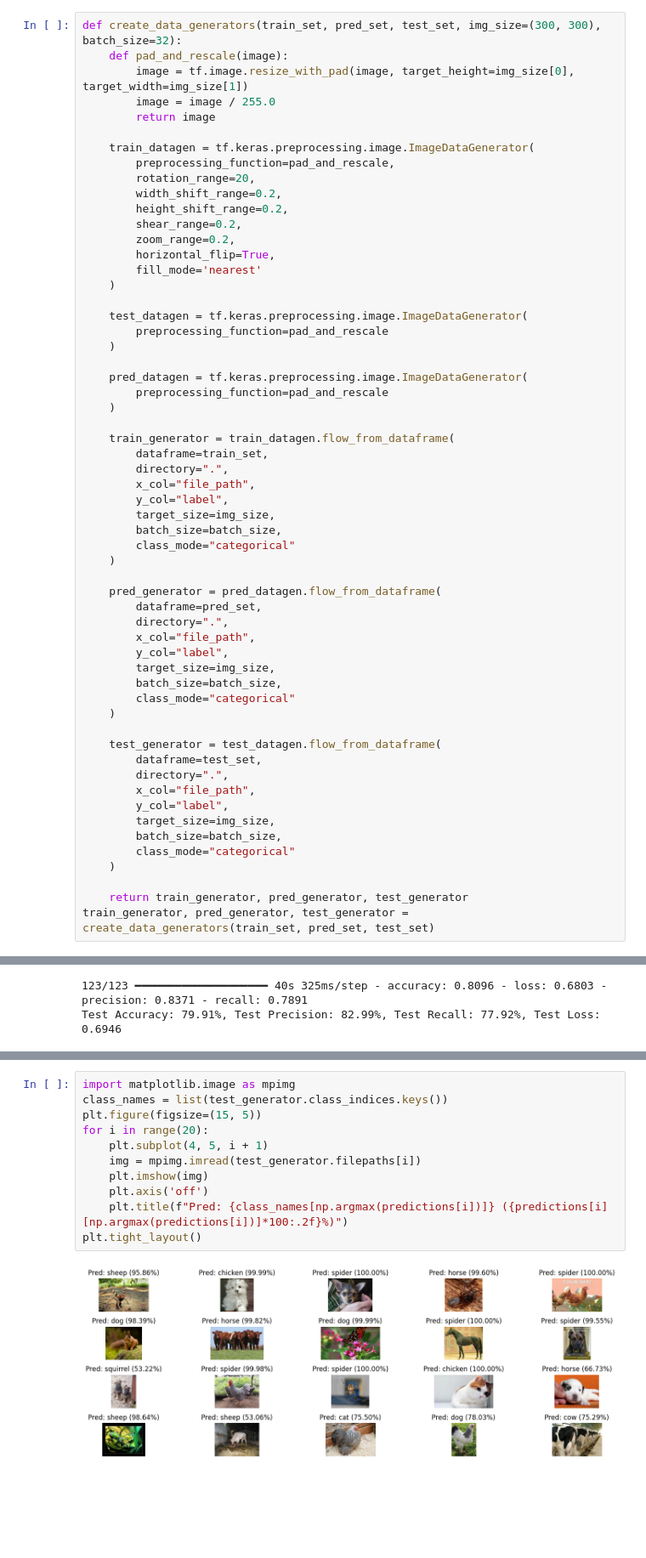
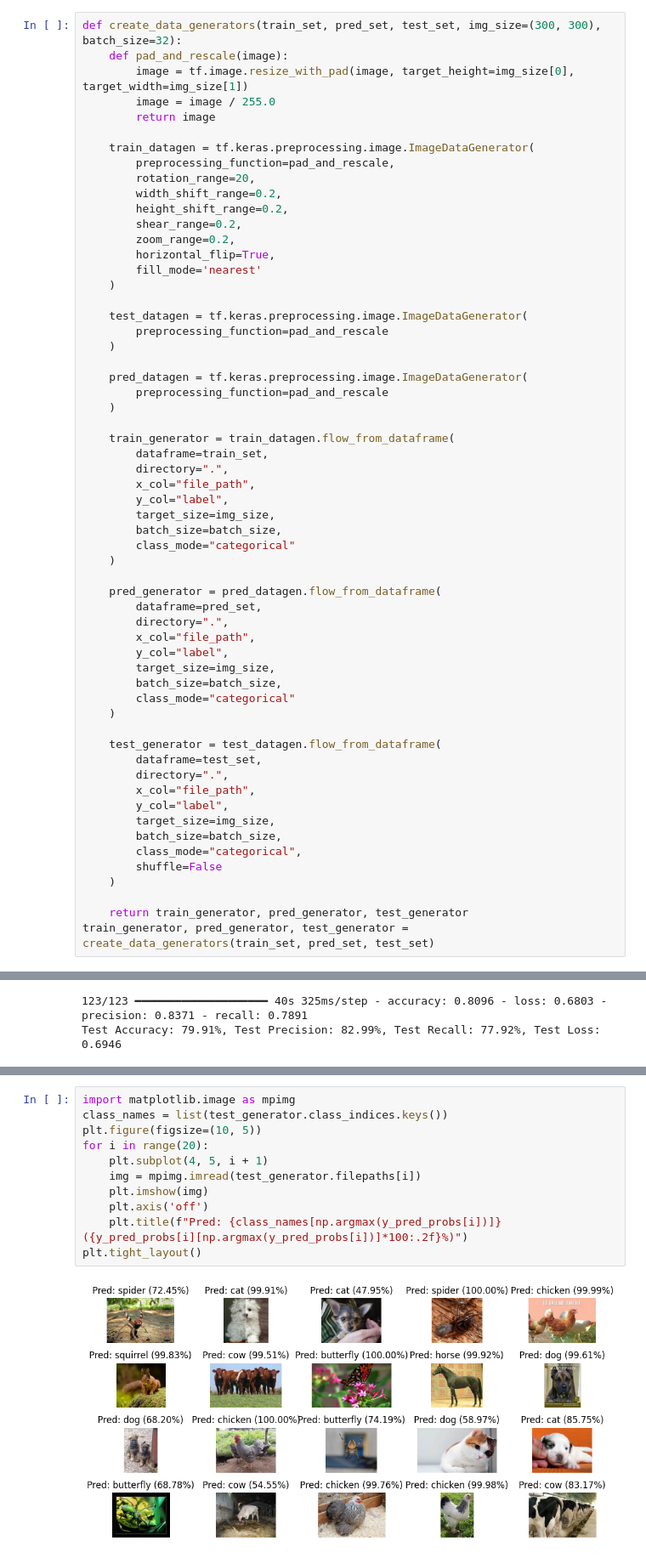
Before and after one commit to coleaydelotte/Animal-Classification, a Jupyter notebook: Animal_Classification.ipynb, the cells around one changed output, grey strips where cells are left out. Shown at 85% size. Cells and saved outputs as stored; diff of their text form; blank space fills up the shorter version.

```diff
--- a/Animal_Classification.ipynb
+++ b/Animal_Classification.ipynb
@@ -183,7 +197,8 @@ def create_data_generators(train_set, pred_set, test_set, img_size=(300, 300), b
         y_col="label",
         target_size=img_size,
         batch_size=batch_size,
-        class_mode="categorical"
+        class_mode="categorical",
+        shuffle=False
     )
 
     return train_generator, pred_generator, test_generator
@@ -696,13 +678,13 @@ Text(50.722222222222214, 0.5, 'True Class')
 # %%
 import matplotlib.image as mpimg
 class_names = list(test_generator.class_indices.keys())
-plt.figure(figsize=(15, 5))
+plt.figure(figsize=(10, 5))
 for i in range(20):
     plt.subplot(4, 5, i + 1)
     img = mpimg.imread(test_generator.filepaths[i])
     plt.imshow(img)
     plt.axis('off')
-    plt.title(f"Pred: {class_names[np.argmax(predictions[i])]} ({predictions[i][np.argmax(predictions[i])]*100:.2f}%)")
+    plt.title(f"Pred: {class_names[np.argmax(y_pred_probs[i])]} ({y_pred_probs[i][np.argmax(y_pred_probs[i])]*100:.2f}%)")
 plt.tight_layout()
 # %% [output]
-[figure, old version]
+[figure, new version]
```
Also changed, not shown: parts of 18 cells of this notebook.
